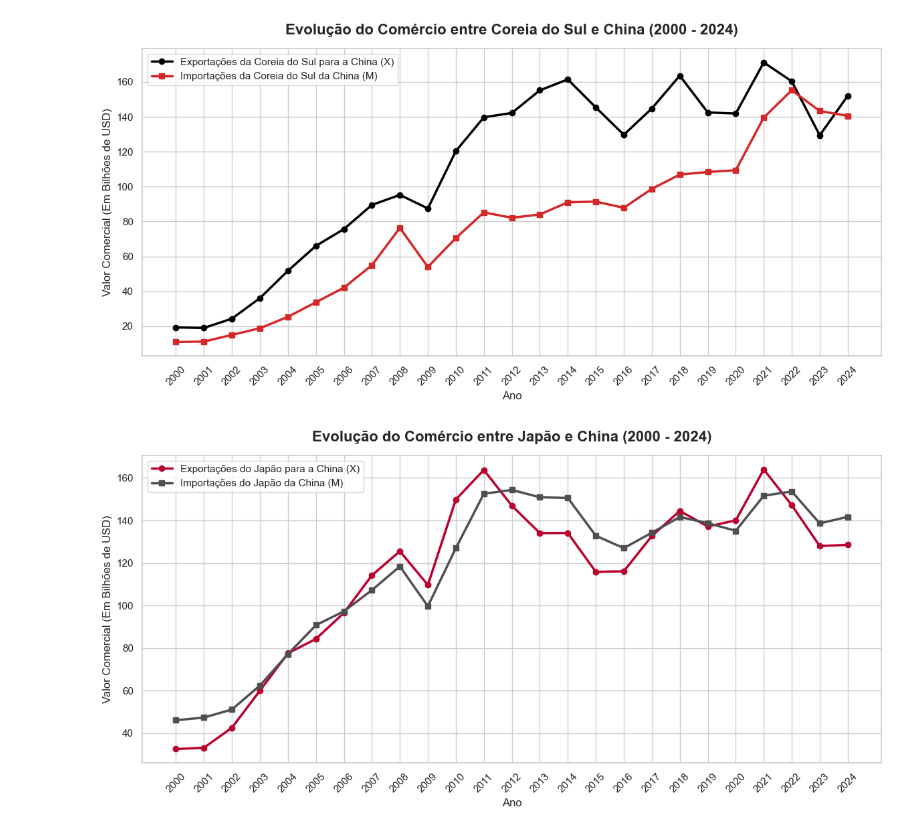
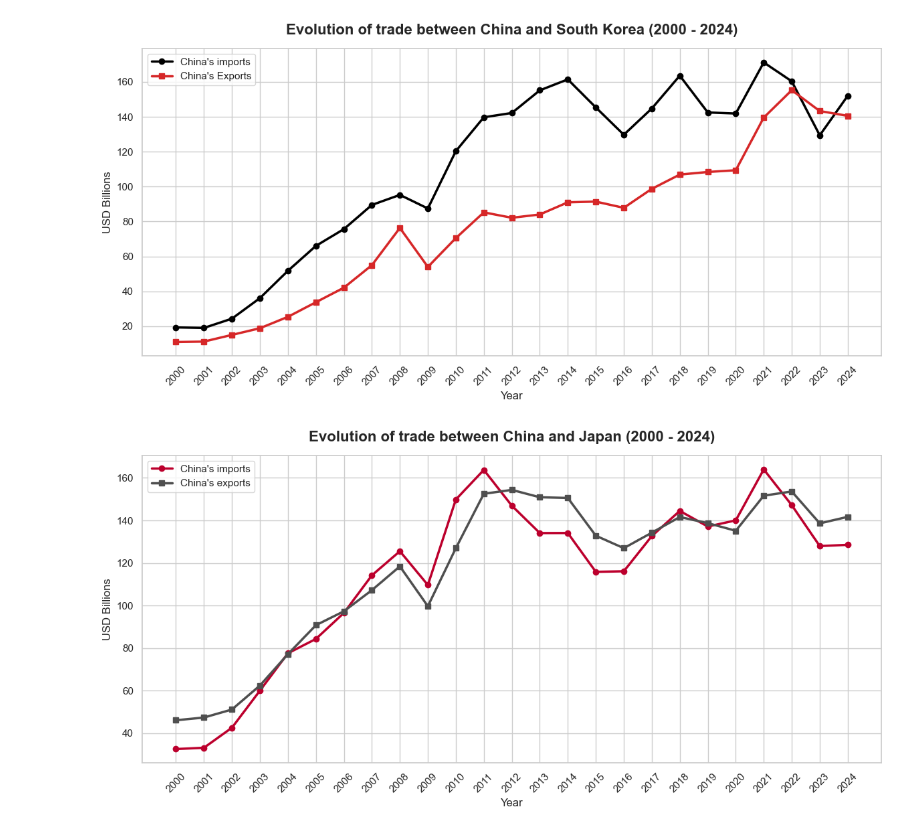
Before and after one commit to gfinamore/China-Trade, a Jupyter notebook: dados_china/graficos_evolução_balanca.ipynb, the cells around one changed output. Drawn from its saved outputs; the diff is of its cells as text; code cells hidden in the pictures.

```diff
--- a/dados_china/graficos_evolução_balanca.ipynb
+++ b/dados_china/graficos_evolução_balanca.ipynb
@@ -162,41 +206,41 @@ sns.set_theme(style="whitegrid")
 fig, ax = plt.subplots(figsize=(12, 6))
 
 ax.plot(
     df_cor["year"],
     df_cor["export_value"] / 1e9,
     marker="o",
     linewidth=2.5,
-    color="#000000",  # Preto para dar destaque à Coreia
-    label="Exportações da Coreia do Sul para a China (X)")
+    color="#000000",
+    label="China's imports")
 
 ax.plot(
     df_cor["year"],
     df_cor["import_value"] / 1e9,
     marker="s",
     linewidth=2.5,
     color="#d62728",
-    label="Importações da Coreia do Sul da China (M)")
+    label="China's Exports")
 
 ax.set_title(
-    "Evolução do Comércio entre Coreia do Sul e China (2000 - 2024)",
+    "Evolution of trade between China and South Korea (2000 - 2024)",
     fontsize=16,
     fontweight="bold",
     pad=15)
 
-ax.set_xlabel("Ano", fontsize=12)
-ax.set_ylabel("Valor Comercial (Em Bilhões de USD)", fontsize=12)
+ax.set_xlabel("Year", fontsize=12)
+ax.set_ylabel("USD Billions", fontsize=12)
 
 
 ax.set_xticks(df_cor["year"])
 ax.set_xticklabels(df_cor["year"], rotation=45)
 
 ax.legend(fontsize=11, loc="upper left")
 
 plt.tight_layout()
 
-plt.savefig("evolucao_comercio_coreia_sul_china.png", dpi=300)
+plt.savefig("evolution_trade_china_southkorea.png", dpi=300)
 # %% [output]
-[figure, old version]
+[figure, new version]
 # %%
 df_jpn = df[df["country_iso3_code"] == "JPN"].sort_values("year")
 
@@ -209,7 +253,7 @@ ax.plot(
     marker="o",
     linewidth=2.5,
     color="#bc002d",  # Vermelho carmim do Japão
-    label="Exportações do Japão para a China (X)")
+    label="China's imports")
 
 ax.plot(
     df_jpn["year"],
@@ -217,17 +261,17 @@ ax.plot(
     marker="s",
     linewidth=2.5,
     color="#4f4f4f",  # Cinza escuro para a importação contrastar
-    label="Importações do Japão da China (M)")
+    label="China's exports")
 
 ax.set_title(
-    "Evolução do Comércio entre Japão e China (2000 - 2024)",
+    "Evolution of trade between China and Japan (2000 - 2024)",
     fontsize=16,
     fontweight="bold",
     pad=15)
 
 
-ax.set_xlabel("Ano", fontsize=12)
-ax.set_ylabel("Valor Comercial (Em Bilhões de USD)", fontsize=12)
+ax.set_xlabel("Year", fontsize=12)
+ax.set_ylabel("USD Billions", fontsize=12)
 
 ax.set_xticks(df_jpn["year"])
 ax.set_xticklabels(df_jpn["year"], rotation=45)
@@ -236,6 +280,6 @@ ax.legend(fontsize=11, loc="upper left")
 
 plt.tight_layout()
 
-plt.savefig("evolucao_comercio_japao_china.png", dpi=300)
+plt.savefig("evolution_trade_china_japan.png", dpi=300)
 # %% [output]
-[figure, old version]
+[figure, new version]
```
Also changed, not shown: parts of 4 cells of this notebook.
